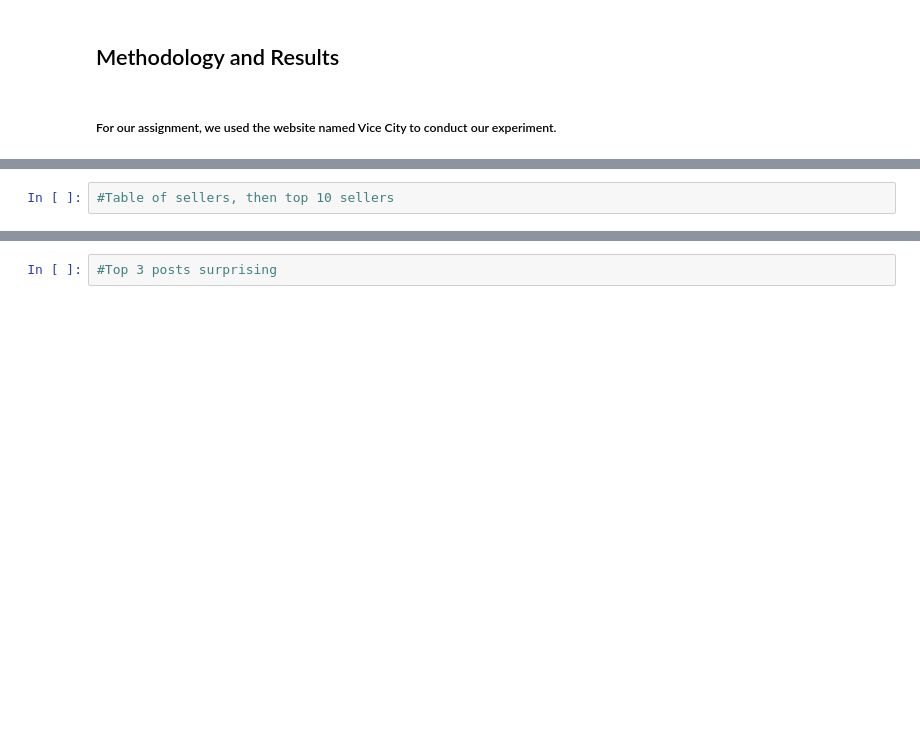
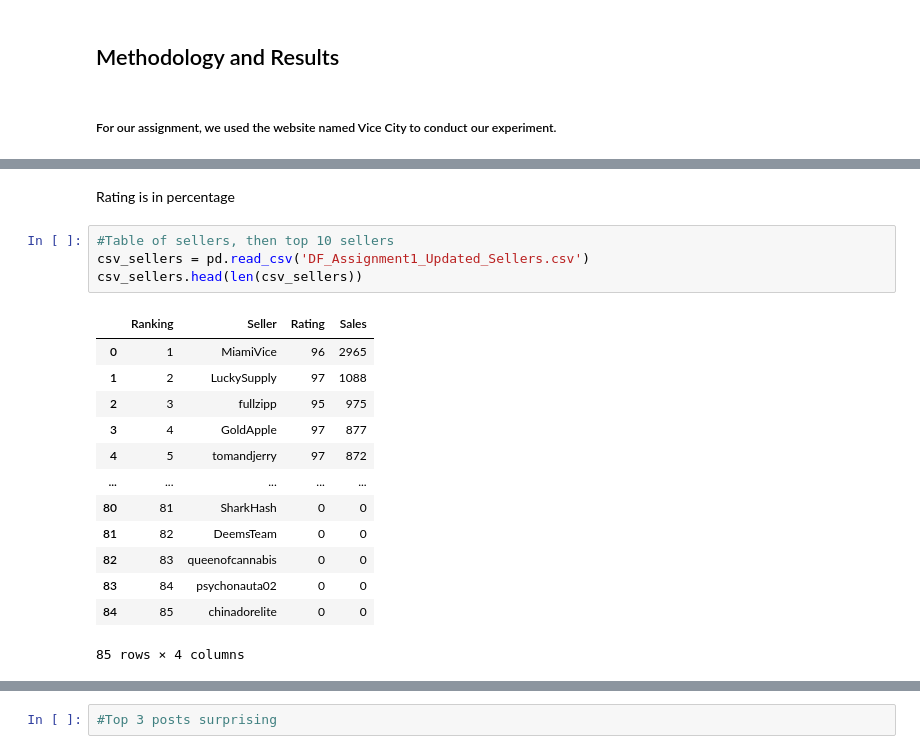
Before and after one commit to nagham-mekky/ForensicsAssignment1, a Jupyter notebook: Assignment1.ipynb, the cells around one changed output, grey strips where cells are left out. Drawn from its saved outputs; the diff is of its cells as text; blank space fills up the shorter version.

```diff
--- a/Assignment1.ipynb
+++ b/Assignment1.ipynb
@@ -18,2 +62,20 @@ the investigation
+# %% [markdown]
+Rating is in percentage
 # %%
 #Table of sellers, then top 10 sellers
+csv_sellers = pd.read_csv('DF_Assignment1_Updated_Sellers.csv')
+csv_sellers.head(len(csv_sellers))
+# %% [output]
+|  | Ranking | Seller | Rating | Sales |
+| 0 | 1 | MiamiVice | 96 | 2965 |
+| 1 | 2 | LuckySupply | 97 | 1088 |
+| 2 | 3 | fullzipp | 95 | 975 |
+| 3 | 4 | GoldApple | 97 | 877 |
+| 4 | 5 | tomandjerry | 97 | 872 |
+| ... | ... | ... | ... | ... |
+| 80 | 81 | SharkHash | 0 | 0 |
+| 81 | 82 | DeemsTeam | 0 | 0 |
+| 82 | 83 | queenofcannabis | 0 | 0 |
+| 83 | 84 | psychonauta02 | 0 | 0 |
+| 84 | 85 | chinadorelite | 0 | 0 |
+85 rows × 4 columns
```
Also changed, not shown: parts of 4 cells of this notebook, 2 other files.
